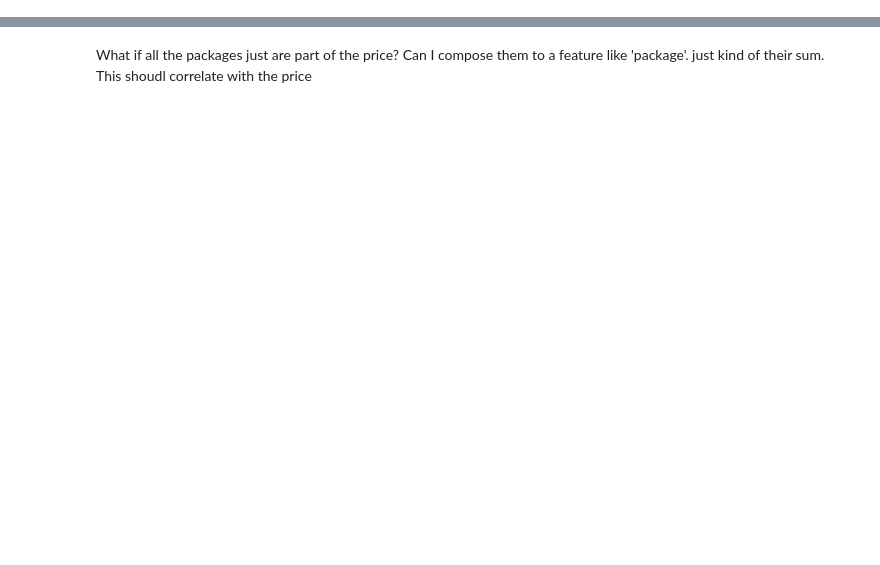
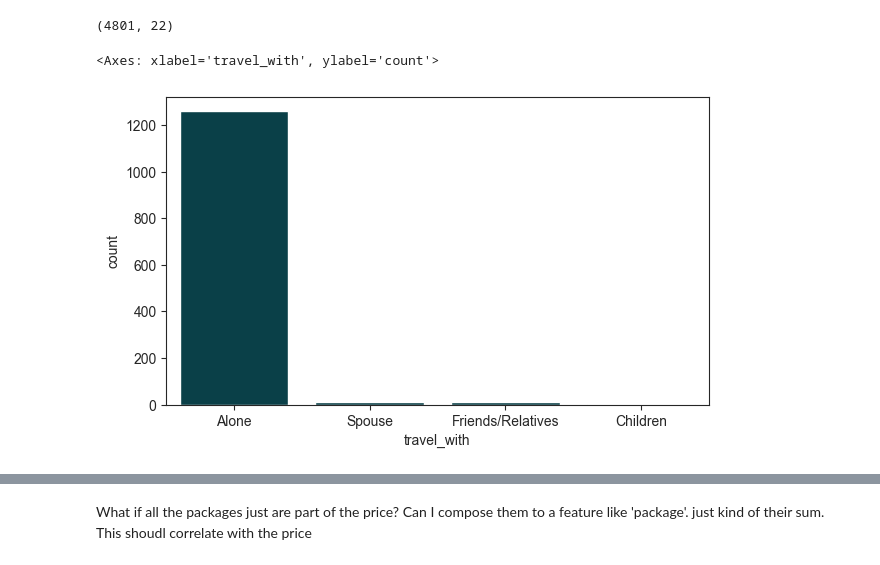
Before and after one commit to n0imaginati0n/nazania-tourism-project, a Jupyter notebook: EDA_viktar.ipynb, the cells around one changed output, grey strips where cells are left out. Drawn from its saved outputs; the diff is of its cells as text; code cells hidden in the pictures; blank space fills up the shorter version.

```diff
--- a/EDA_viktar.ipynb
+++ b/EDA_viktar.ipynb
@@ -79,0 +76,12 @@ dtype: int64
+# %%
+train_data.shape
+# %% [output]
+(4801, 22)
+# %%
+sns.countplot(
+    data = train_data[ train_data['total_male'] + train_data['total_female'] == 1],
+    x = 'travel_with'
+)
+# %% [output]
+<Axes: xlabel='travel_with', ylabel='count'>
+[figure, added]
```
Also changed, not shown: parts of 13 cells of this notebook, 4 other files.
